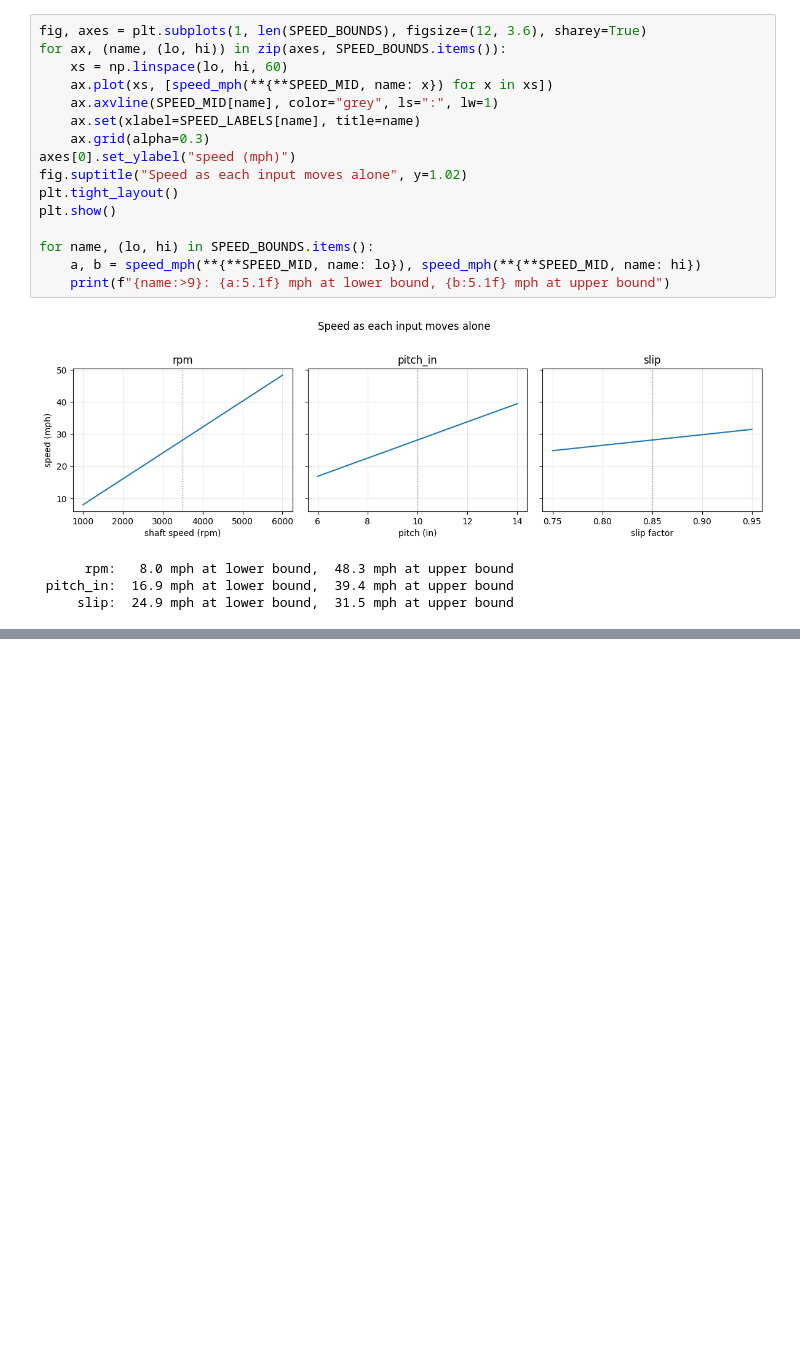
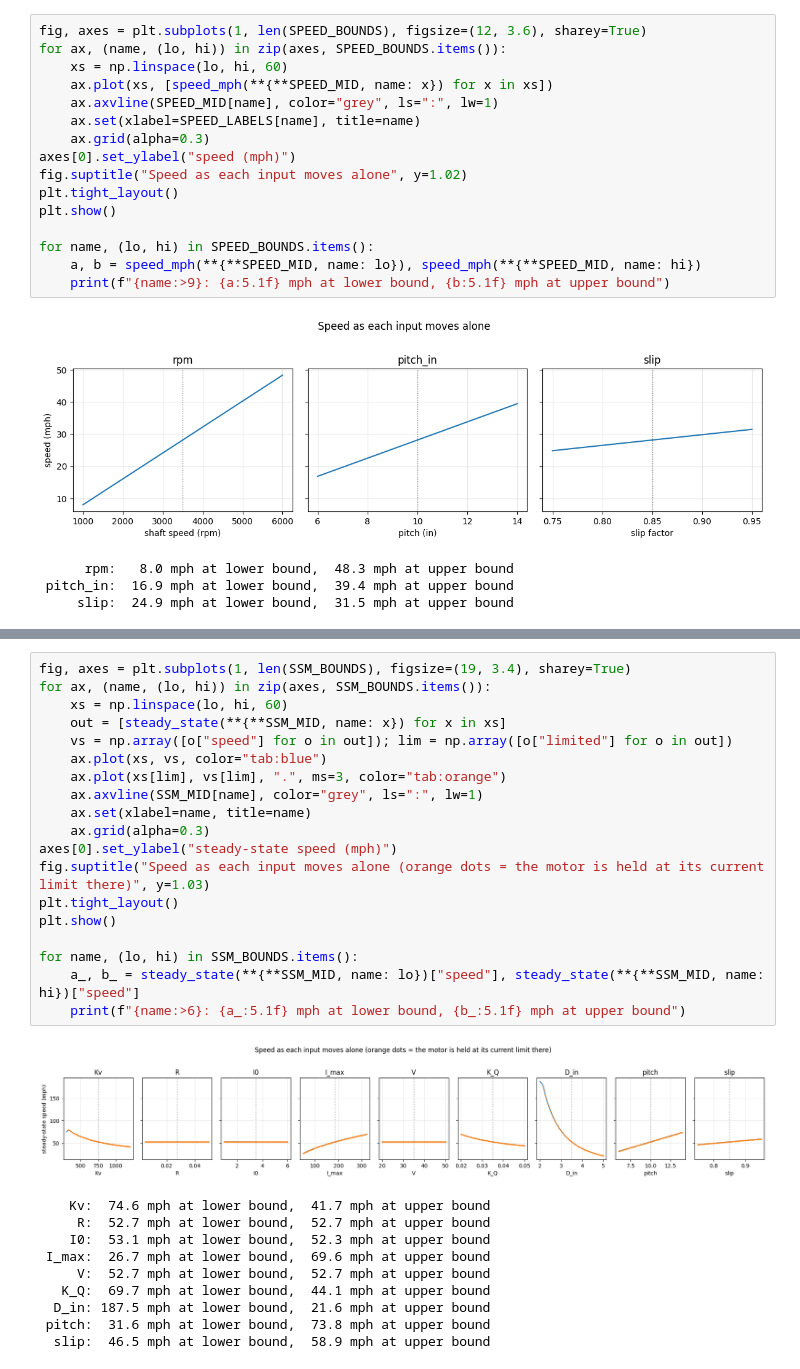
Before and after one commit to MarMar888/hav, a Jupyter notebook: optimization/willmarley.ipynb, the cells around one changed output, grey strips where cells are left out. Drawn from its saved outputs; the diff is of its cells as text; blank space fills up the shorter version.

```diff
--- a/optimization/willmarley.ipynb
+++ b/optimization/willmarley.ipynb
@@ -467,0 +505,30 @@ power          9366  W shaft, 16000 W electrical, efficiency 0.59
+# %%
+fig, axes = plt.subplots(1, len(SSM_BOUNDS), figsize=(19, 3.4), sharey=True)
+for ax, (name, (lo, hi)) in zip(axes, SSM_BOUNDS.items()):
+    xs = np.linspace(lo, hi, 60)
+    out = [steady_state(**{**SSM_MID, name: x}) for x in xs]
+    vs = np.array([o["speed"] for o in out]); lim = np.array([o["limited"] for o in out])
+    ax.plot(xs, vs, color="tab:blue")
+    ax.plot(xs[lim], vs[lim], ".", ms=3, color="tab:orange")
+    ax.axvline(SSM_MID[name], color="grey", ls=":", lw=1)
+    ax.set(xlabel=name, title=name)
+    ax.grid(alpha=0.3)
+axes[0].set_ylabel("steady-state speed (mph)")
+fig.suptitle("Speed as each input moves alone (orange dots = the motor is held at its current limit there)", y=1.03)
+plt.tight_layout()
+plt.show()
+
+for name, (lo, hi) in SSM_BOUNDS.items():
+    a_, b_ = steady_state(**{**SSM_MID, name: lo})["speed"], steady_state(**{**SSM_MID, name: hi})["speed"]
+    print(f"{name:>6}: {a_:5.1f} mph at lower bound, {b_:5.1f} mph at upper bound")
+# %% [output]
+[figure, added]
+    Kv:  74.6 mph at lower bound,  41.7 mph at upper bound
+     R:  52.7 mph at lower bound,  52.7 mph at upper bound
+    I0:  53.1 mph at lower bound,  52.3 mph at upper bound
+ I_max:  26.7 mph at lower bound,  69.6 mph at upper bound
+     V:  52.7 mph at lower bound,  52.7 mph at upper bound
+   K_Q:  69.7 mph at lower bound,  44.1 mph at upper bound
+  D_in: 187.5 mph at lower bound,  21.6 mph at upper bound
+ pitch:  31.6 mph at lower bound,  73.8 mph at upper bound
+  slip:  46.5 mph at lower bound,  58.9 mph at upper bound
```
Also changed, not shown: parts of 2 cells of this notebook, 3 other files.
